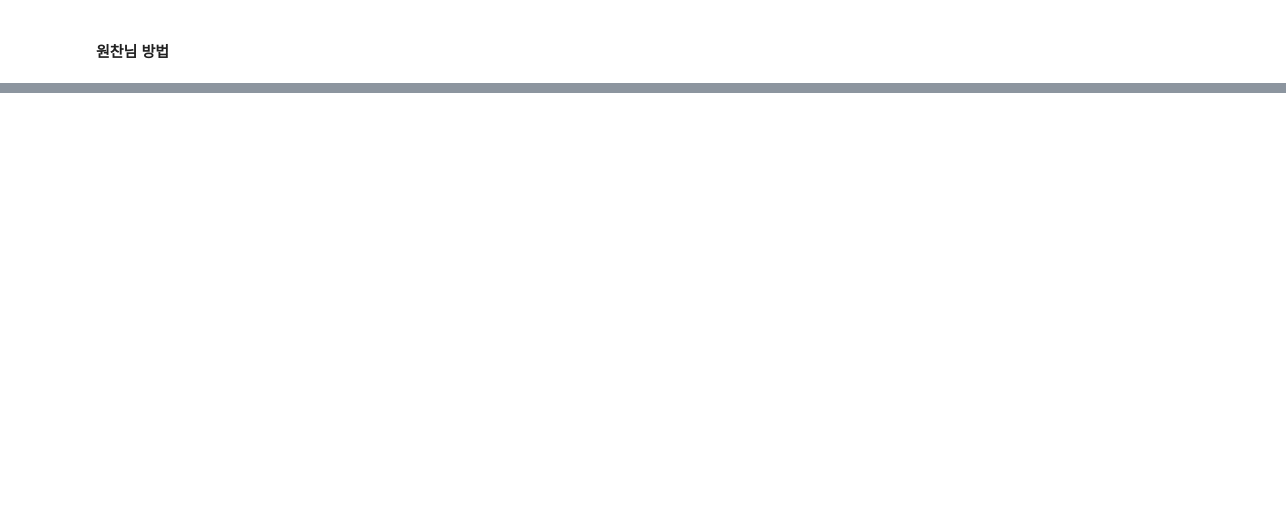
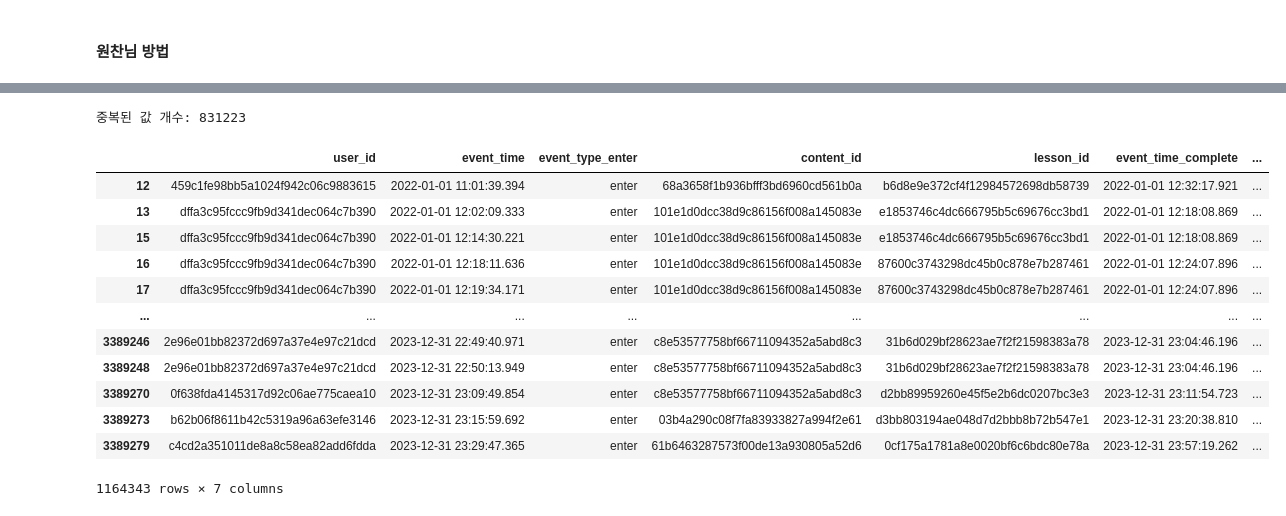
Before and after one commit to saeraniren/intermediate_project, a Jupyter notebook: 20250305_yoochang_lesson.ipynb, the cells around one changed output, grey strips where cells are left out. Cells and saved outputs as stored; diff of their text form; code cells hidden in the pictures; blank space fills up the shorter version.

Commit message:
concat_eda

```diff
--- a/20250305_yoochang_lesson.ipynb
+++ b/20250305_yoochang_lesson.ipynb
@@ -422,0 +470,4 @@ print("첫 결제 유저 필터링 개수:", len(first_paid_complete_lesson_fina
+# %%
+# 데이터의 lesson_time 컬럼 이름을 event_time으로 변경
+first_paid_enter_lesson_page_finalised_unique.rename(columns={'enter_lesson_time': 'event_time'}, inplace=True)
+first_paid_complete_lesson_finalised_unique.rename(columns={'complete_lesson_time': 'event_time'}, inplace=True)
@@ -422,0 +483,16 @@ print("첫 결제 유저 필터링 개수:", len(first_paid_complete_lesson_fina
+# %%
+# 임시 리스트 생성
+temp_list = []
+
+for data in [first_paid_enter_lesson_page_finalised_unique, first_paid_complete_lesson_finalised_unique]:
+    # 필요한 컬럼만 추출하여 필터링
+    data = data[['user_id', 'event_time', 'event_type', 'content_id', 'lesson_id']]
+
+    # 임시 리스트에 저장
+    temp_list.append(data)
+
+# concat 제발발
+god_please = pd.concat(temp_list, axis=0)
+
+god_please = god_please.reset_index(drop=True)
+god_please
@@ -422,0 +513,6 @@ print("첫 결제 유저 필터링 개수:", len(first_paid_complete_lesson_fina
+# %%
+# event_type 이름 바꾸기
+god_please['event_type'] = god_please['event_type'].replace({
+    'enter.lesson_page': 'enter',
+    'complete.lesson': 'complete'
+})
@@ -422,0 +698,30 @@ print("첫 결제 유저 필터링 개수:", len(first_paid_complete_lesson_fina
+# %%
+# NaN 값을 제외하고 중복된 'event_time_complete' 값 찾기
+duplicates_without_na = matched_df.dropna(subset=['event_time_complete'])
+
+# 중복된 값만 필터링
+duplicates = duplicates_without_na[duplicates_without_na['event_time_complete'].duplicated()]
+
+# 중복된 값의 개수 출력
+print(f"중복된 값 개수: {duplicates.shape[0]}")
+# %% [output]
+중복된 값 개수: 831223
+# %%
+# 'user_id', 'lesson_id', 'event_time_complete' 기준으로 중복된 행 찾기
+duplicates_1 = matched_df.dropna(subset=['event_time_complete'])
+duplicates_1 = duplicates_1[duplicates_1.duplicated(subset=['user_id', 'lesson_id', 'event_time_complete'], keep=False)]
+duplicates_1
+# %% [output]
+|  | user_id | event_time | event_type_enter | content_id | lesson_id | event_time_complete | ... |
+| 12 | 459c1fe98bb5a1024f942c06c9883615 | 2022-01-01 11:01:39.394 | enter | 68a3658f1b936bfff3bd6960cd561b0a | b6d8e9e372cf4f12984572698db58739 | 2022-01-01 12:32:17.921 | ... |
+| 13 | dffa3c95fccc9fb9d341dec064c7b390 | 2022-01-01 12:02:09.333 | enter | 101e1d0dcc38d9c86156f008a145083e | e1853746c4dc666795b5c69676cc3bd1 | 2022-01-01 12:18:08.869 | ... |
+| 15 | dffa3c95fccc9fb9d341dec064c7b390 | 2022-01-01 12:14:30.221 | enter | 101e1d0dcc38d9c86156f008a145083e | e1853746c4dc666795b5c69676cc3bd1 | 2022-01-01 12:18:08.869 | ... |
+| 16 | dffa3c95fccc9fb9d341dec064c7b390 | 2022-01-01 12:18:11.636 | enter | 101e1d0dcc38d9c86156f008a145083e | 87600c3743298dc45b0c878e7b287461 | 2022-01-01 12:24:07.896 | ... |
+| 17 | dffa3c95fccc9fb9d341dec064c7b390 | 2022-01-01 12:19:34.171 | enter | 101e1d0dcc38d9c86156f008a145083e | 87600c3743298dc45b0c878e7b287461 | 2022-01-01 12:24:07.896 | ... |
+| ... | ... | ... | ... | ... | ... | ... | ... |
+| 3389246 | 2e96e01bb82372d697a37e4e97c21dcd | 2023-12-31 22:49:40.971 | enter | c8e53577758bf66711094352a5abd8c3 | 31b6d029bf28623ae7f2f21598383a78 | 2023-12-31 23:04:46.196 | ... |
+| 3389248 | 2e96e01bb82372d697a37e4e97c21dcd | 2023-12-31 22:50:13.949 | enter | c8e53577758bf66711094352a5abd8c3 | 31b6d029bf28623ae7f2f21598383a78 | 2023-12-31 23:04:46.196 | ... |
+| 3389270 | 0f638fda4145317d92c06ae775caea10 | 2023-12-31 23:09:49.854 | enter | c8e53577758bf66711094352a5abd8c3 | d2bb89959260e45f5e2b6dc0207bc3e3 | 2023-12-31 23:11:54.723 | ... |
+| 3389273 | b62b06f8611b42c5319a96a63efe3146 | 2023-12-31 23:15:59.692 | enter | 03b4a290c08f7fa83933827a994f2e61 | d3bb803194ae048d7d2bbb8b72b547e1 | 2023-12-31 23:20:38.810 | ... |
+| 3389279 | c4cd2a351011de8a8c58ea82add6fdda | 2023-12-31 23:29:47.365 | enter | 61b6463287573f00de13a930805a52d6 | 0cf175a1781a8e0020bf6c6bdc80e78a | 2023-12-31 23:57:19.262 | ... |
+1164343 rows × 7 columns
```
Also changed, not shown: parts of 26 cells of this notebook.
